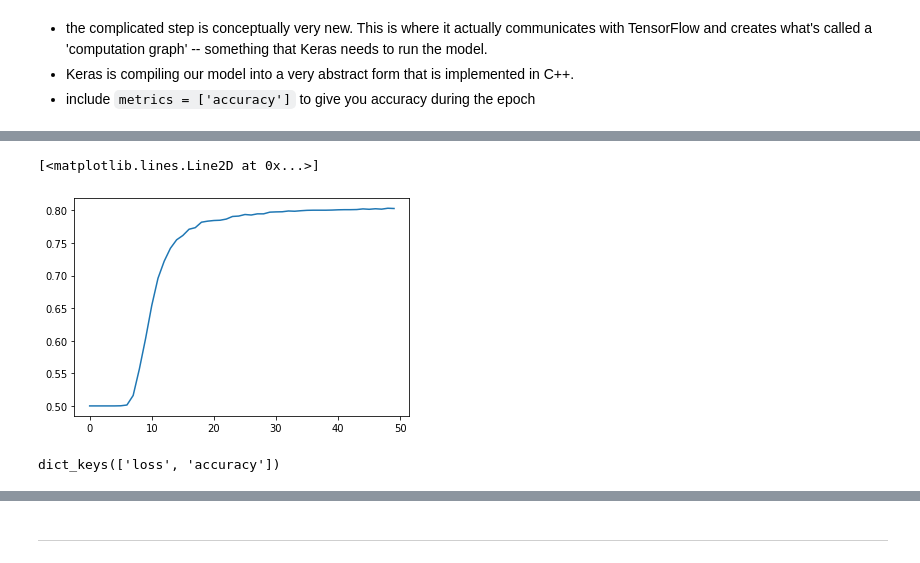
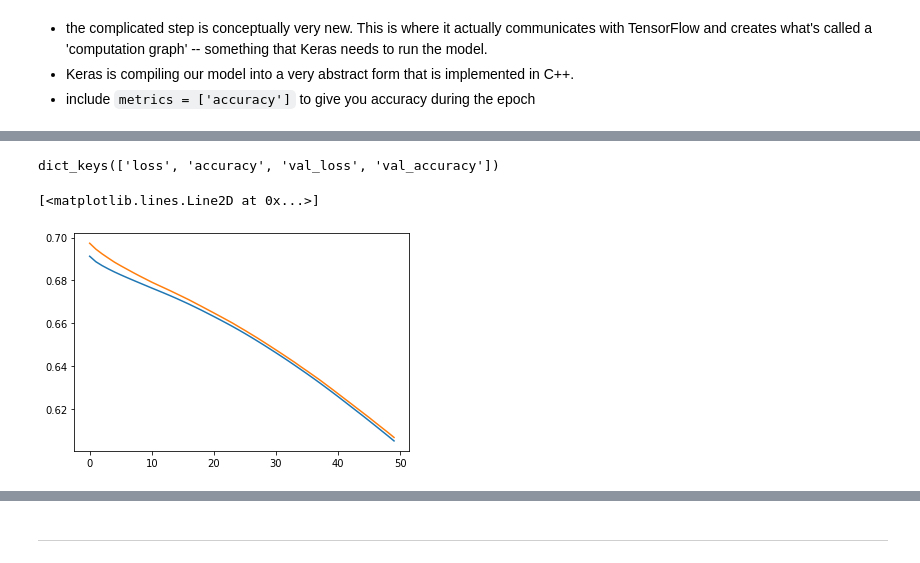
Before and after one commit to brauliotegui/SPICED, a Jupyter notebook: Week_09/KerasTensorflow.ipynb, the cells around one changed output, grey strips where cells are left out. Drawn from its saved outputs; the diff is of its cells as text; code cells hidden in the pictures.

```diff
--- a/Week_09/KerasTensorflow.ipynb
+++ b/Week_09/KerasTensorflow.ipynb
@@ -79,7 +79,7 @@ model.compile(optimizer='rmsprop', loss='binary_crossentropy', metrics=['accurac
 - Keras is compiling our model into a very abstract form that is implemented in C++.
 - include ``metrics = ['accuracy']`` to give you accuracy during the epoch
 # %%
-history = model.fit(X, y, epochs=50, batch_size=500, verbose=1)
+history = model.fit(X, y, epochs=50, batch_size=500, verbose=1, validation_split=0.2)
 #epochs -> iteration of backpropagation
 #batch_size -> chunk size / sub-epoch
 # %% [output]
@@ -115,9 +110,10 @@ plt.plot(history.history['loss'])
-# %%
-plt.plot(history.history['accuracy'])
-# %% [output]
-[<matplotlib.lines.Line2D at 0x...>]
-[figure, removed]
 # %%
 history.history.keys()
 # %% [output]
-dict_keys(['loss', 'accuracy'])
+dict_keys(['loss', 'accuracy', 'val_loss', 'val_accuracy'])
+# %%
+plt.plot(history.history['loss'])
+plt.plot(history.history['val_loss'])
+# %% [output]
+[<matplotlib.lines.Line2D at 0x...>]
+[figure, added]
```
Also changed, not shown: parts of 11 cells of this notebook, 2 other files.
